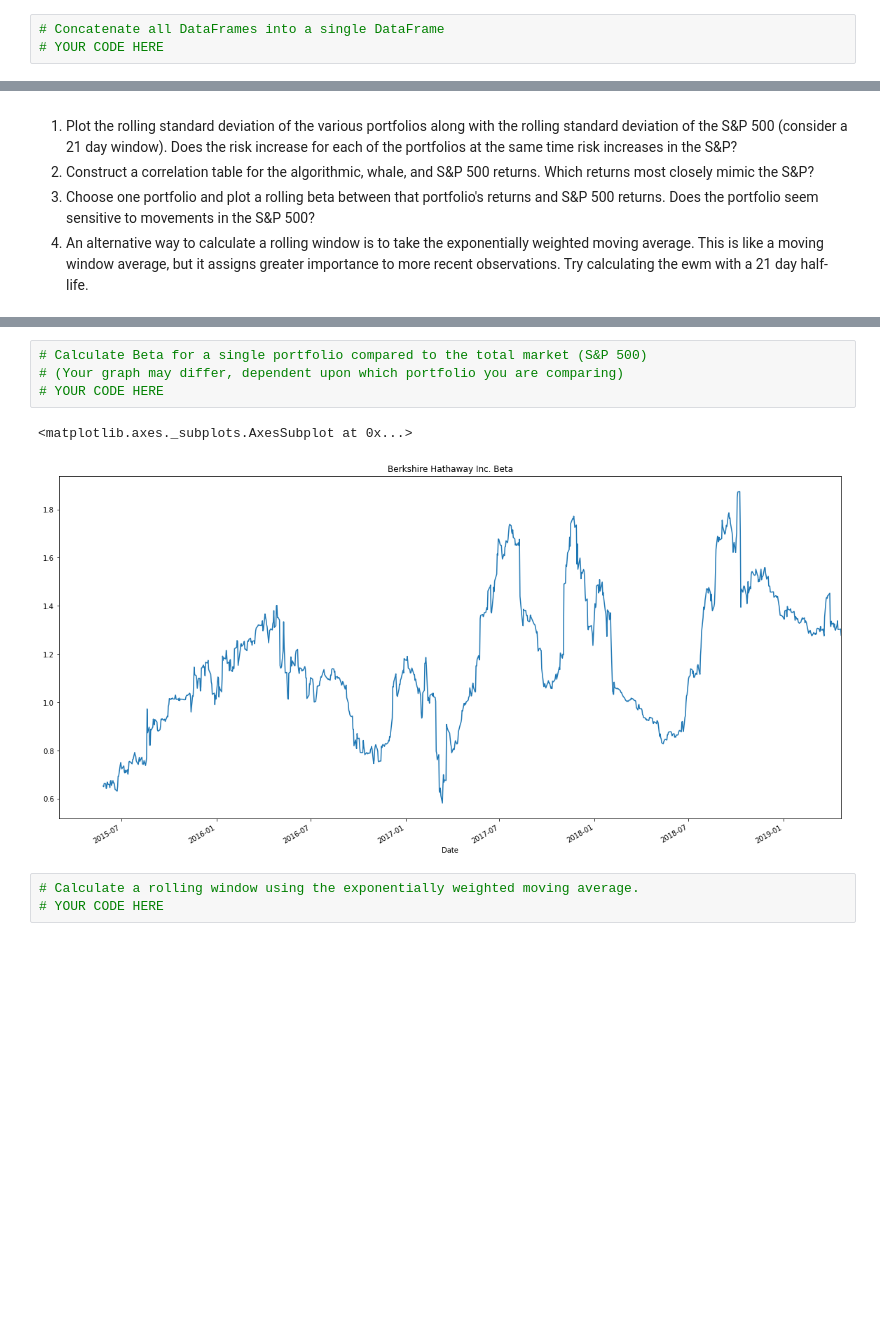
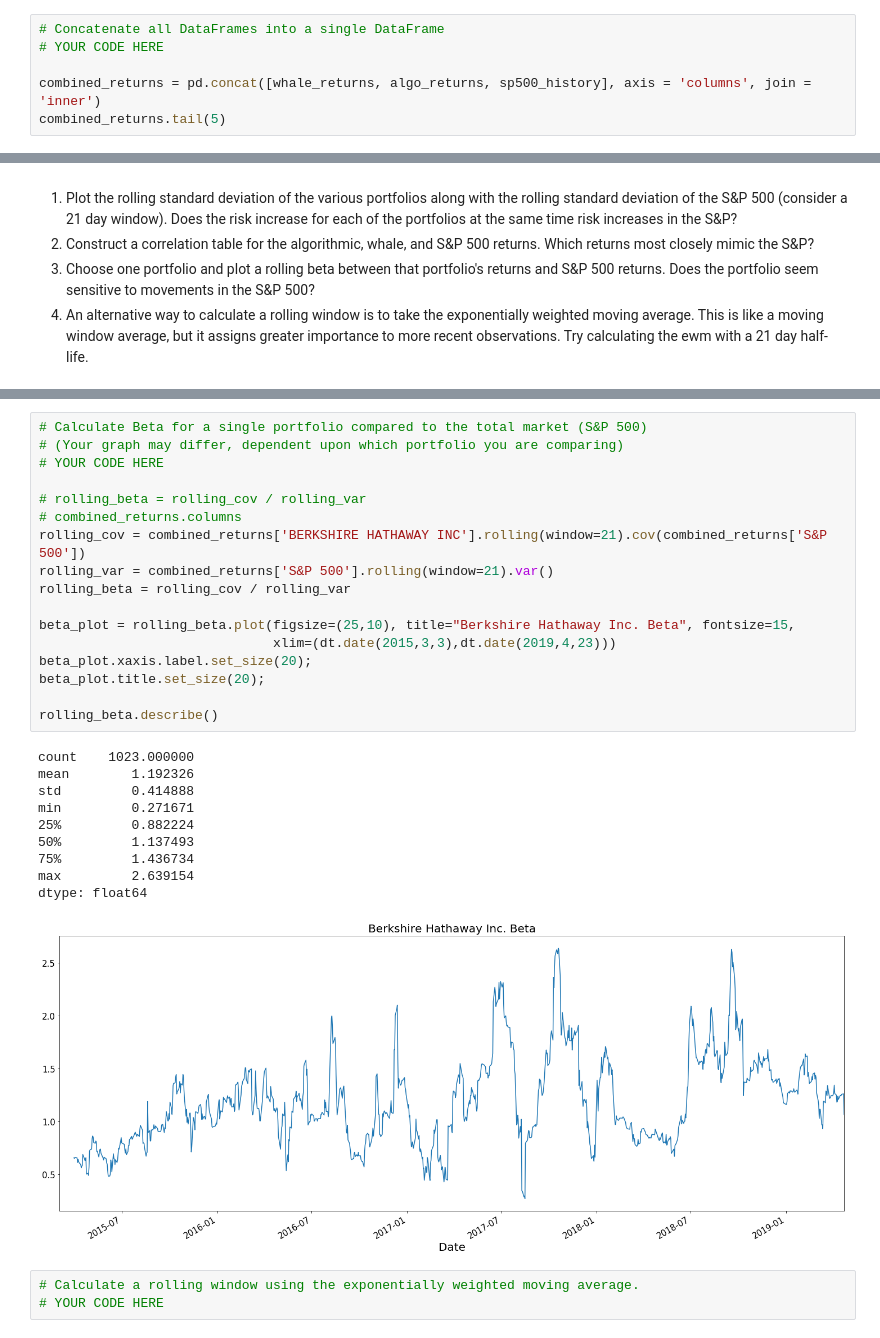
Before and after one commit to jb56834/whale-portfolio, a Jupyter notebook: whale_analysis.ipynb, the cells around one changed output, grey strips where cells are left out. Drawn from its saved outputs; the diff is of its cells as text; blank space fills up the shorter version.

```diff
--- a/whale_analysis.ipynb
+++ b/whale_analysis.ipynb
@@ -174,6 +175,9 @@ sp500_history.head(5)
 # %%
 # Concatenate all DataFrames into a single DataFrame
 # YOUR CODE HERE
+
+combined_returns = pd.concat([whale_returns, algo_returns, sp500_history], axis = 'columns', join = 'inner')
+combined_returns.tail(5)
 # %% [output]
 |  | SOROS FUND MANAGEMENT LLC | PAULSON & CO.INC. | TIGER GLOBAL MANAGEMENT LLC | BERKSHIRE HATHAWAY INC | Algo 1 | Algo 2 | ... |
 | Date |  |  |  |  |  |  | ... |
@@ -290,10 +315,31 @@ Risk changes over time. Analyze the rolling statistics for Risk and Beta.
 # %%
 # Calculate Beta for a single portfolio compared to the total market (S&P 500)
 # (Your graph may differ, dependent upon which portfolio you are comparing)
 # YOUR CODE HERE
+
+# rolling_beta = rolling_cov / rolling_var
+# combined_returns.columns
+rolling_cov = combined_returns['BERKSHIRE HATHAWAY INC'].rolling(window=21).cov(combined_returns['S&P 500'])
+rolling_var = combined_returns['S&P 500'].rolling(window=21).var()
+rolling_beta = rolling_cov / rolling_var
+
+beta_plot = rolling_beta.plot(figsize=(25,10), title="Berkshire Hathaway Inc. Beta", fontsize=15,
+                              xlim=(dt.date(2015,3,3),dt.date(2019,4,23)))
+beta_plot.xaxis.label.set_size(20);
+beta_plot.title.set_size(20);
+
+rolling_beta.describe()
 # %% [output]
-<matplotlib.axes._subplots.AxesSubplot at 0x...>
+count    1023.000000
+mean        1.192326
+std         0.414888
+min         0.271671
+25%         0.882224
+50%         1.137493
+75%         1.436734
+max         2.639154
+dtype: float64
-[figure, old version]
+[figure, new version]
 # %%
 # Calculate a rolling window using the exponentially weighted moving average.
 # YOUR CODE HERE
```
Also changed, not shown: parts of 12 cells of this notebook, 1 other file.
